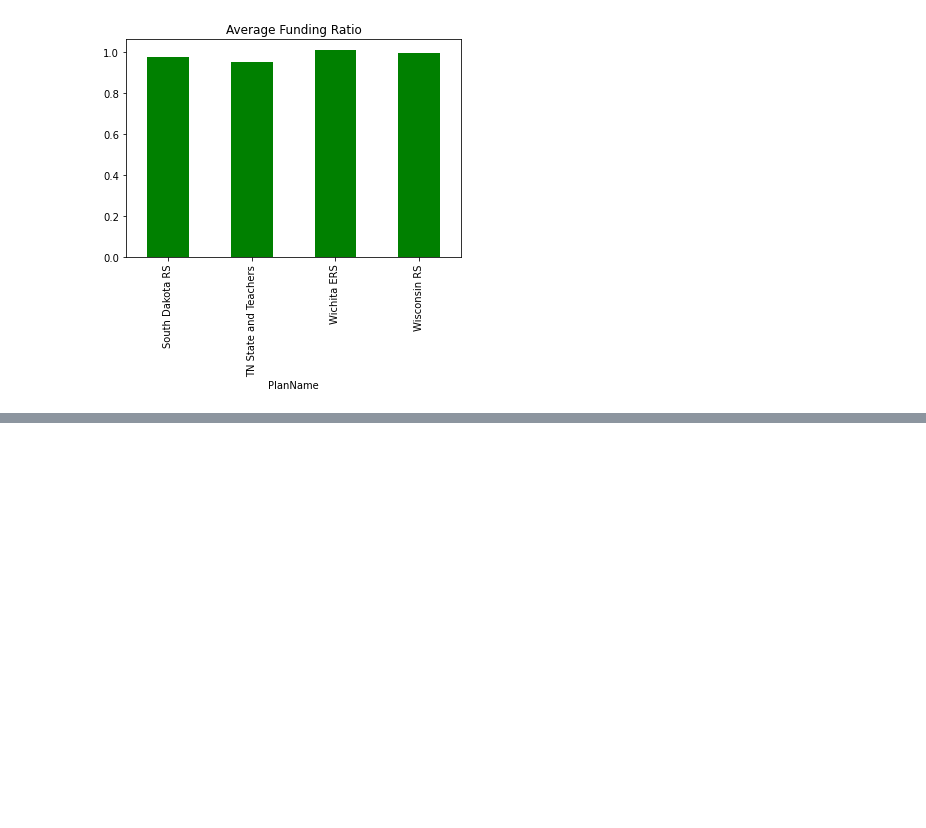
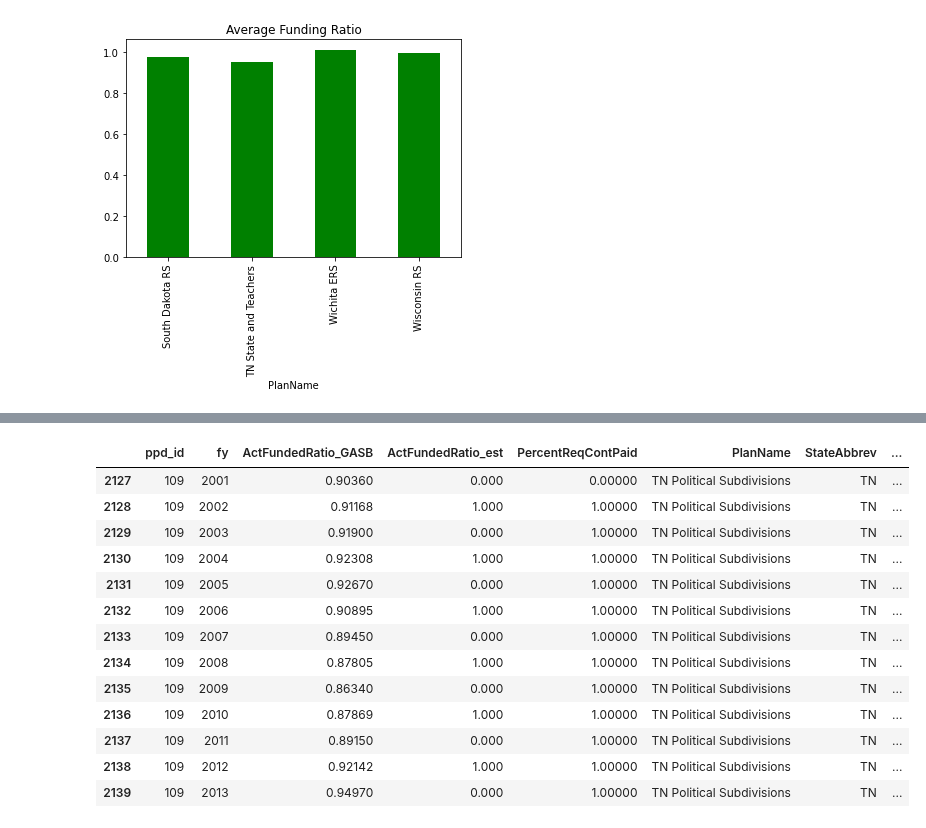
Before and after one commit to DeltaDeutsch/PPD-Group-Project, a Jupyter notebook: PPD Group Focus Plans.ipynb, the cells around one changed output, grey strips where cells are left out. Cells and saved outputs as stored; diff of their text form; code cells hidden in the pictures; blank space fills up the shorter version.

```diff
--- a/PPD Group Focus Plans.ipynb
+++ b/PPD Group Focus Plans.ipynb
@@ -303,0 +304,18 @@ plt.show
+# %%
+plan_data_checker=plan_test_data_df[(plan_test_data_df["ppd_id"]=="109")]
+plan_data_checker
+# %% [output]
+|  | ppd_id | fy | ActFundedRatio_GASB | ActFundedRatio_est | PercentReqContPaid | PlanName | StateAbbrev | ... |
+| 2127 | 109 | 2001 | 0.90360 | 0.000 | 0.00000 | TN Political Subdivisions | TN | ... |
+| 2128 | 109 | 2002 | 0.91168 | 1.000 | 1.00000 | TN Political Subdivisions | TN | ... |
+| 2129 | 109 | 2003 | 0.91900 | 0.000 | 1.00000 | TN Political Subdivisions | TN | ... |
+| 2130 | 109 | 2004 | 0.92308 | 1.000 | 1.00000 | TN Political Subdivisions | TN | ... |
+| 2131 | 109 | 2005 | 0.92670 | 0.000 | 1.00000 | TN Political Subdivisions | TN | ... |
+| 2132 | 109 | 2006 | 0.90895 | 1.000 | 1.00000 | TN Political Subdivisions | TN | ... |
+| 2133 | 109 | 2007 | 0.89450 | 0.000 | 1.00000 | TN Political Subdivisions | TN | ... |
+| 2134 | 109 | 2008 | 0.87805 | 1.000 | 1.00000 | TN Political Subdivisions | TN | ... |
+| 2135 | 109 | 2009 | 0.86340 | 0.000 | 1.00000 | TN Political Subdivisions | TN | ... |
+| 2136 | 109 | 2010 | 0.87869 | 1.000 | 1.00000 | TN Political Subdivisions | TN | ... |
+| 2137 | 109 | 2011 | 0.89150 | 0.000 | 1.00000 | TN Political Subdivisions | TN | ... |
+| 2138 | 109 | 2012 | 0.92142 | 1.000 | 1.00000 | TN Political Subdivisions | TN | ... |
+| 2139 | 109 | 2013 | 0.94970 | 0.000 | 1.00000 | TN Political Subdivisions | TN | ... |
```
Also changed, not shown: parts of 9 cells of this notebook, 2 other files.
